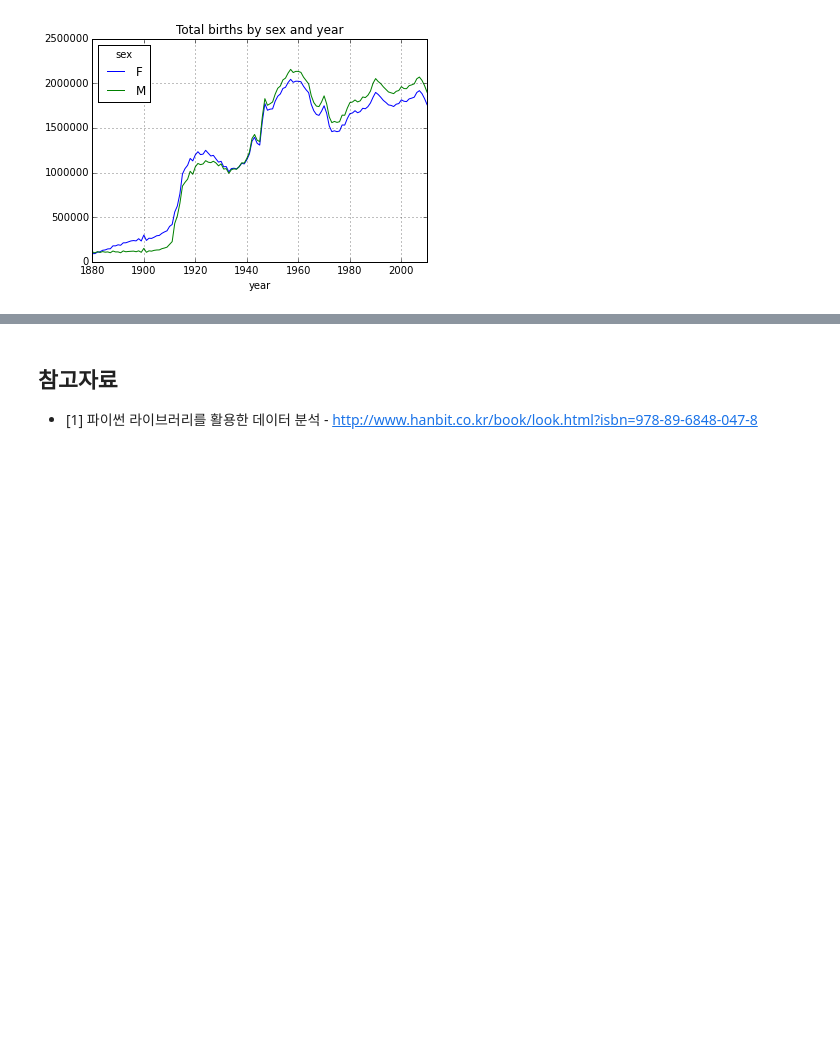
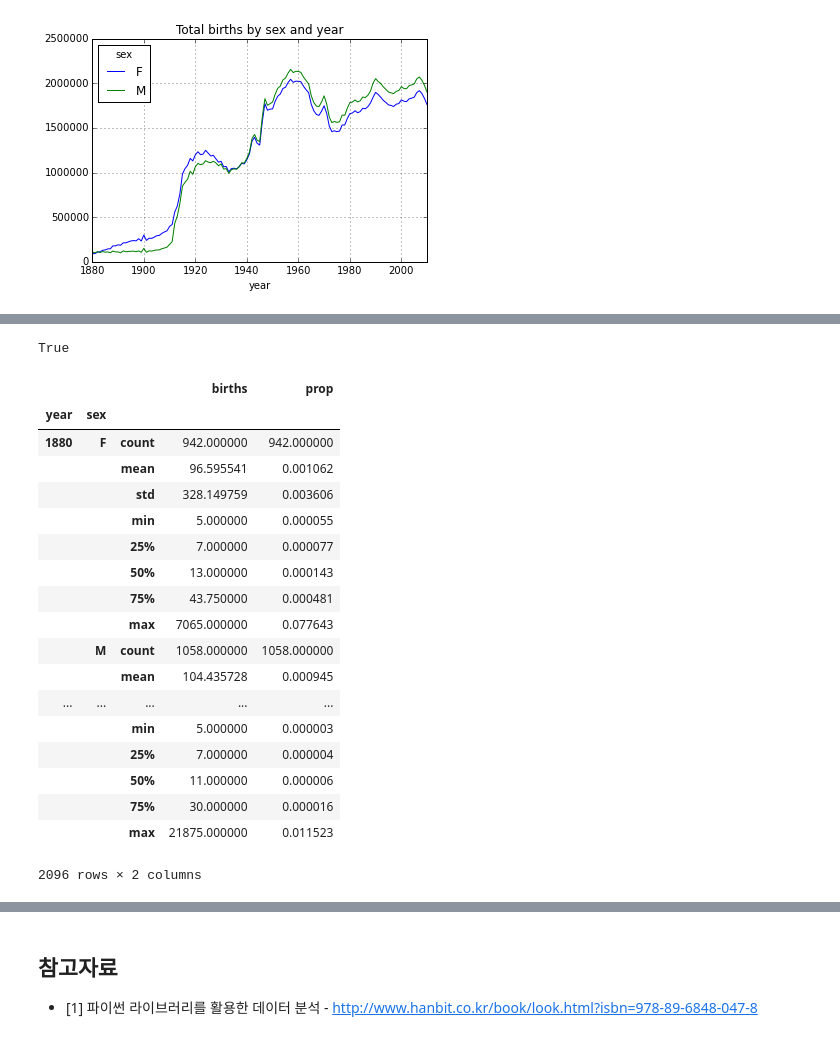
Before and after one commit to KonanAcademy/da, a Jupyter notebook: part1/00_1_python_example.ipynb, the cells around one changed output, grey strips where cells are left out. Drawn from its saved outputs; the diff is of its cells as text; code cells hidden in the pictures; blank space fills up the shorter version.

```diff
--- a/part1/00_1_python_example.ipynb
+++ b/part1/00_1_python_example.ipynb
@@ -155,0 +240,5 @@ total_births.plot(title='Total births by sex and year')
+# %%
+# 모든 그룹에서 prop 열의 합이 1이 맞는지 확인하는 새너티 테스트(senity check)를 한다.
+np.allclose(names.groupby(['year', 'sex']).prop.sum(), 1)
+# %% [output]
+True
@@ -155,0 +247,23 @@ total_births.plot(title='Total births by sex and year')
+# %%
+grouped = names.groupby(['year', 'sex'])
+grouped.describe()
+# %% [output]
+|  |  |  | births | prop |
+| year | sex |  |  |  |
+| 1880 | F | count | 942.000000 | 942.000000 |
+|  |  | mean | 96.595541 | 0.001062 |
+|  |  | std | 328.149759 | 0.003606 |
+|  |  | min | 5.000000 | 0.000055 |
+|  |  | 25% | 7.000000 | 0.000077 |
+|  |  | 50% | 13.000000 | 0.000143 |
+|  |  | 75% | 43.750000 | 0.000481 |
+|  |  | max | 7065.000000 | 0.077643 |
+|  | M | count | 1058.000000 | 1058.000000 |
+|  |  | mean | 104.435728 | 0.000945 |
+| ... | ... | ... | ... | ... |
+|  |  | min | 5.000000 | 0.000003 |
+|  |  | 25% | 7.000000 | 0.000004 |
+|  |  | 50% | 11.000000 | 0.000006 |
+|  |  | 75% | 30.000000 | 0.000016 |
+|  |  | max | 21875.000000 | 0.011523 |
+2096 rows × 2 columns
```
Also changed, not shown: parts of 25 cells of this notebook.
